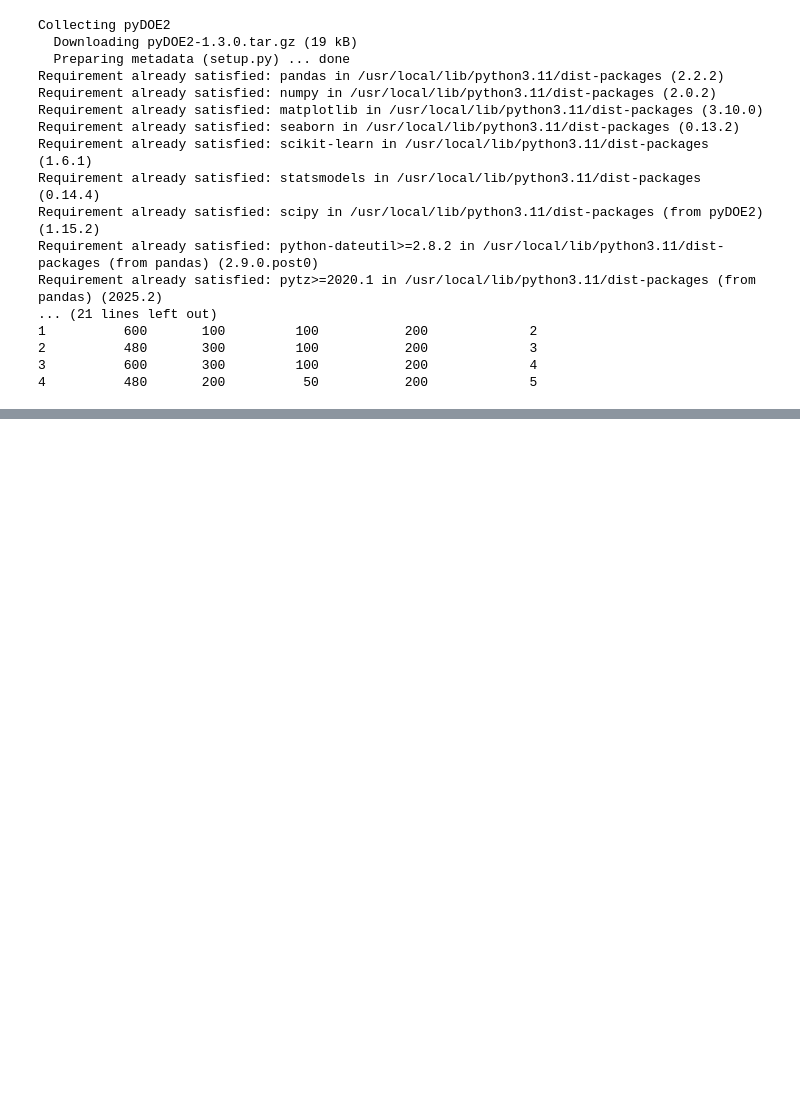
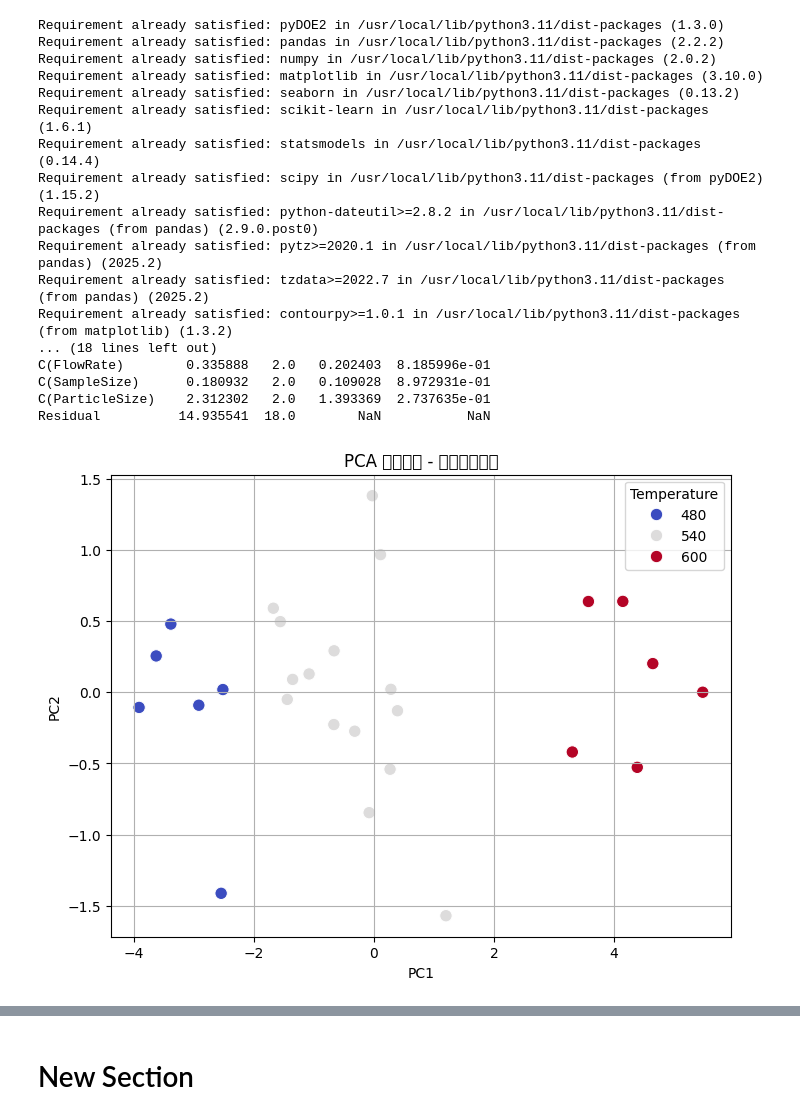
Before and after one commit to seuhihihi/Colab-Python, a Jupyter notebook: Box–Behnken实验设计.ipynb, the cells around one changed output, grey strips where cells are left out. Drawn from its saved outputs; the diff is of its cells as text; code cells hidden in the pictures; blank space fills up the shorter version.

```diff
--- a/Box–Behnken实验设计.ipynb
+++ b/Box–Behnken实验设计.ipynb
@@ -7,38 +7,90 @@ from pyDOE2 import bbdesign
 import pandas as pd
 
 # 4个因素，每个3个水平（BBD 默认编码为 -1, 0, 1）
 design = bbdesign(4, center=3)
 columns = ['Temperature', 'FlowRate', 'SampleSize', 'ParticleSize']
 
 # 转换为实际水平（单位可自行替换）
 levels = {
     'Temperature': [480, 540, 600],
     'FlowRate': [100, 200, 300],
     'SampleSize': [50, 100, 150],
     'ParticleSize': [100, 200, 400]  # 中心粒径用整数表示
 }
 
 df = pd.DataFrame(design, columns=columns)
 for col in columns:
     df[col] = df[col].map({-1: levels[col][0], 0: levels[col][1], 1: levels[col][2]})
 
 df['ExperimentID'] = range(1, len(df)+1)
 print(df.head())
+
+import numpy as np
+from statsmodels.formula.api import ols
+import statsmodels.api as sm
+
+np.random.seed(42)
+df['Olefins'] = 10 + 0.05 * df['Temperature'] + np.random.normal(0, 1, len(df))
+
+model = ols('Olefins ~ C(Temperature) + C(FlowRate) + C(SampleSize) + C(ParticleSize)', data=df).fit()
+anova_table = sm.stats.anova_lm(model, typ=2)
+print(anova_table)
+
+from sklearn.decomposition import PCA
+import matplotlib.pyplot as plt
+import seaborn as sns
+
+# 模拟多类产物数据（化学类别）
+np.random.seed(0)
+df['Paraffins'] = 5 + 0.02 * df['Temperature'] + np.random.normal(0, 0.5, len(df))
+df['Diolefins'] = 3 + 0.03 * df['Temperature'] + np.random.normal(0, 0.5, len(df))
+df['Aromatics'] = 0.3 + 0.001 * df['Temperature'] + np.random.normal(0, 0.05, len(df))
+
+features = ['Olefins', 'Paraffins', 'Diolefins', 'Aromatics']
+X = df[features]
+
+# PCA
+pca = PCA(n_components=2)
+pca_result = pca.fit_transform(X)
+df['PC1'] = pca_result[:, 0]
+df['PC2'] = pca_result[:, 1]
+
+# Plot
+plt.figure(figsize=(8,6))
+sns.scatterplot(data=df, x='PC1', y='PC2', hue='Temperature', palette='coolwarm', s=80)
+plt.title('PCA 聚类图示 - 基于产物类别')
+plt.grid(True)
+plt.show()
+
+# 示例：对某个化合物类别在极端条件 vs 正常条件下的变化
+bbd_yield = pd.Series({'Olefins': 22.0, 'Paraffins': 5.8, 'Aromatics': 0.3})
+extreme_yield = pd.Series({'Olefins': 24.0, 'Paraffins': 5.7, 'Aromatics': 0.48})
+
+rel_change = ((extreme_yield - bbd_yield) / bbd_yield) * 100
+
+# 可视化
+rel_change.sort_values().plot(kind='barh', color='skyblue', figsize=(6,4))
+plt.xlabel('Relative Change (%)')
+plt.title('Extreme vs BBD: Product Yield Change')
+plt.grid(axis='x')
+plt.tight_layout()
+plt.show()
 # %% [output]
-Collecting pyDOE2
-  Downloading pyDOE2-1.3.0.tar.gz (19 kB)
-  Preparing metadata (setup.py) ... done
+Requirement already satisfied: pyDOE2 in /usr/local/lib/python3.11/dist-packages (1.3.0)
 Requirement already satisfied: pandas in /usr/local/lib/python3.11/dist-packages (2.2.2)
 Requirement already satisfied: numpy in /usr/local/lib/python3.11/dist-packages (2.0.2)
 Requirement already satisfied: matplotlib in /usr/local/lib/python3.11/dist-packages (3.10.0)
 Requirement already satisfied: seaborn in /usr/local/lib/python3.11/dist-packages (0.13.2)
 Requirement already satisfied: scikit-learn in /usr/local/lib/python3.11/dist-packages (1.6.1)
 Requirement already satisfied: statsmodels in /usr/local/lib/python3.11/dist-packages (0.14.4)
 Requirement already satisfied: scipy in /usr/local/lib/python3.11/dist-packages (from pyDOE2) (1.15.2)
 Requirement already satisfied: python-dateutil>=2.8.2 in /usr/local/lib/python3.11/dist-packages (from pandas) (2.9.0.post0)
 Requirement already satisfied: pytz>=2020.1 in /usr/local/lib/python3.11/dist-packages (from pandas) (2025.2)
-... (21 lines left out)
-1          600       100         100           200             2
-2          480       300         100           200             3
-3          600       300         100           200             4
-4          480       200          50           200             5
+Requirement already satisfied: tzdata>=2022.7 in /usr/local/lib/python3.11/dist-packages (from pandas) (2025.2)
+Requirement already satisfied: contourpy>=1.0.1 in /usr/local/lib/python3.11/dist-packages (from matplotlib) (1.3.2)
+... (18 lines left out)
+C(FlowRate)        0.335888   2.0   0.202403  8.185996e-01
+C(SampleSize)      0.180932   2.0   0.109028  8.972931e-01
+C(ParticleSize)    2.312302   2.0   1.393369  2.737635e-01
+Residual          14.935541  18.0        NaN           NaN
+[figure, added]
@@ -44,0 +98,2 @@ Requirement already satisfied: pytz>=2020.1 in /usr/local/lib/python3.11/dist-pa
+# %% [markdown]
+# New Section
```
Also changed, not shown: parts of 1 cell of this notebook.
